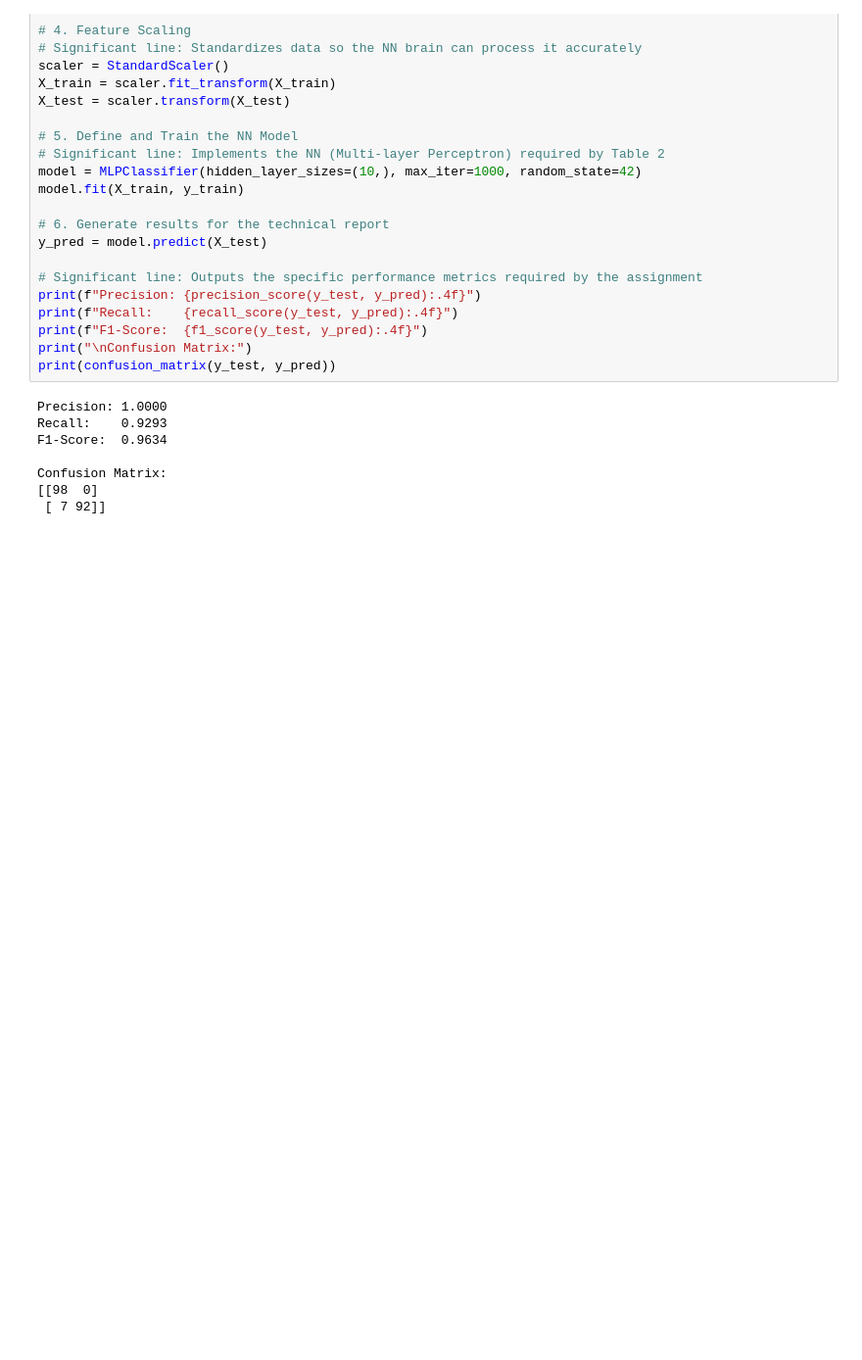
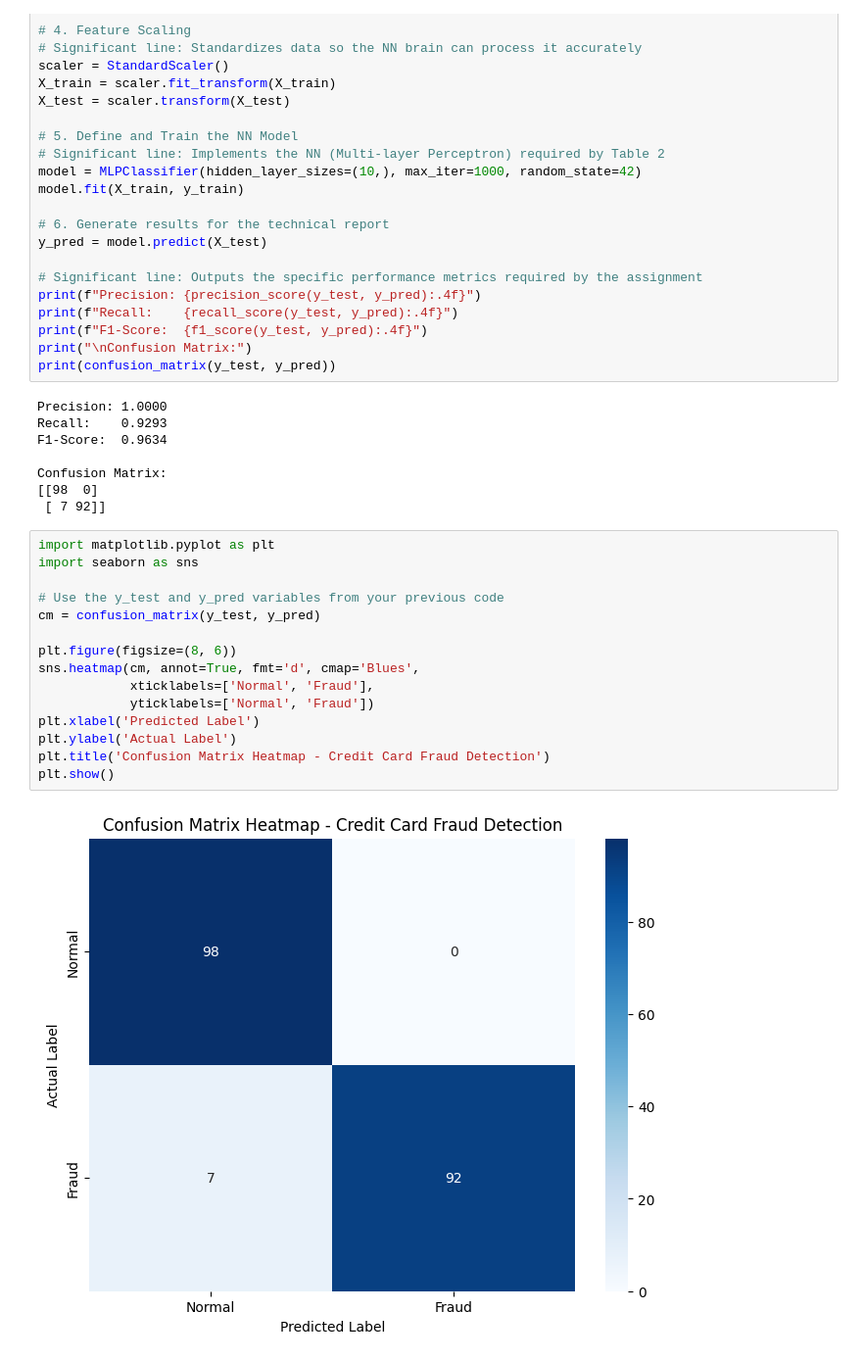
Before and after one commit to nurhhafizah/assignment-ai, a Jupyter notebook: ai_assg.ipynb, the cells around one changed output. Shown at 98% size. Drawn from its saved outputs; the diff is of its cells as text; blank space fills up the shorter version.

```diff
--- a/ai_assg.ipynb
+++ b/ai_assg.ipynb
@@ -62,3 +62,20 @@ F1-Score:  0.9634
 Confusion Matrix:
 [[98  0]
  [ 7 92]]
+# %%
+import matplotlib.pyplot as plt
+import seaborn as sns
+
+# Use the y_test and y_pred variables from your previous code
+cm = confusion_matrix(y_test, y_pred)
+
+plt.figure(figsize=(8, 6))
+sns.heatmap(cm, annot=True, fmt='d', cmap='Blues',
+            xticklabels=['Normal', 'Fraud'],
+            yticklabels=['Normal', 'Fraud'])
+plt.xlabel('Predicted Label')
+plt.ylabel('Actual Label')
+plt.title('Confusion Matrix Heatmap - Credit Card Fraud Detection')
+plt.show()
+# %% [output]
+[figure, added]
```
Also changed, not shown: parts of 1 cell of this notebook.
